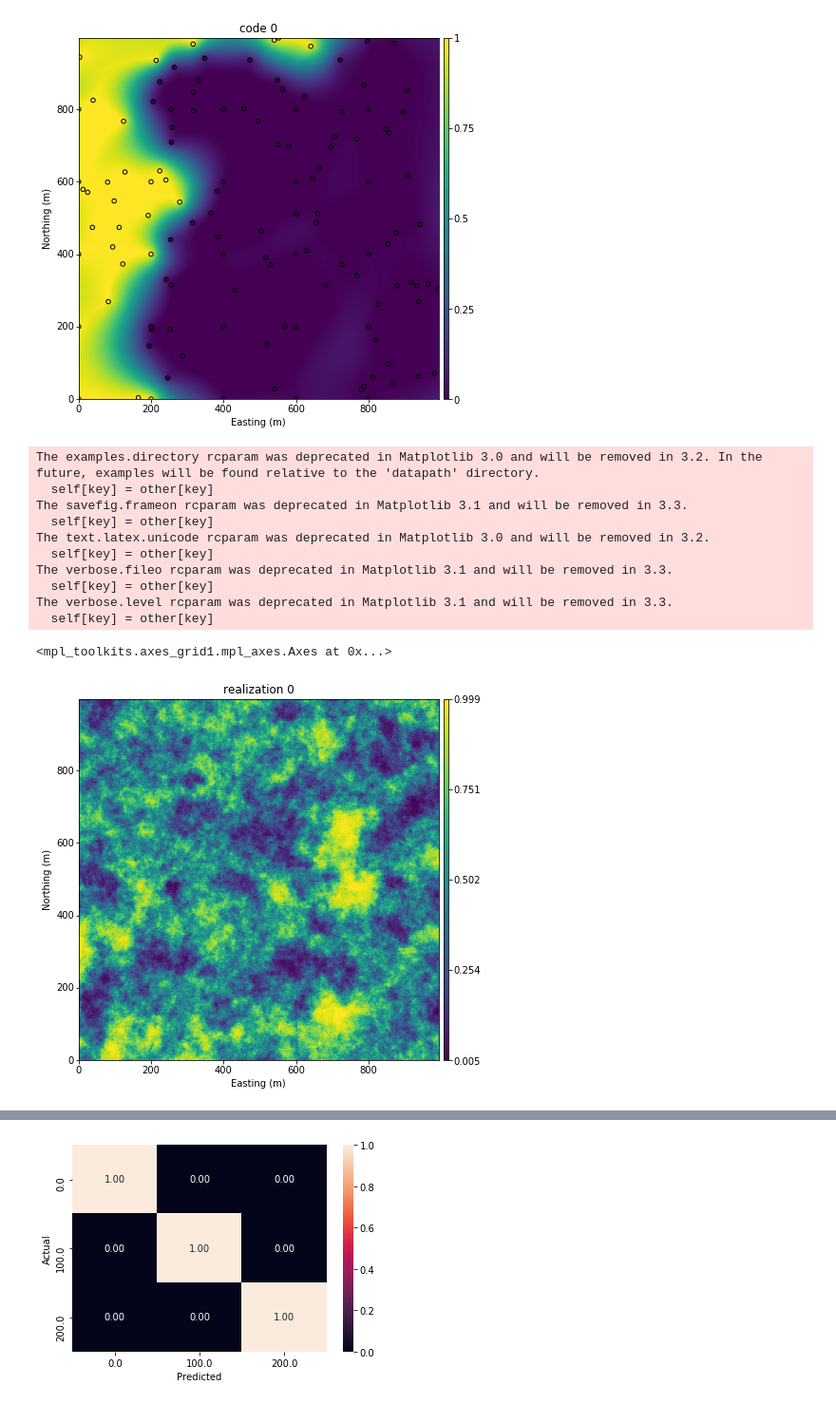
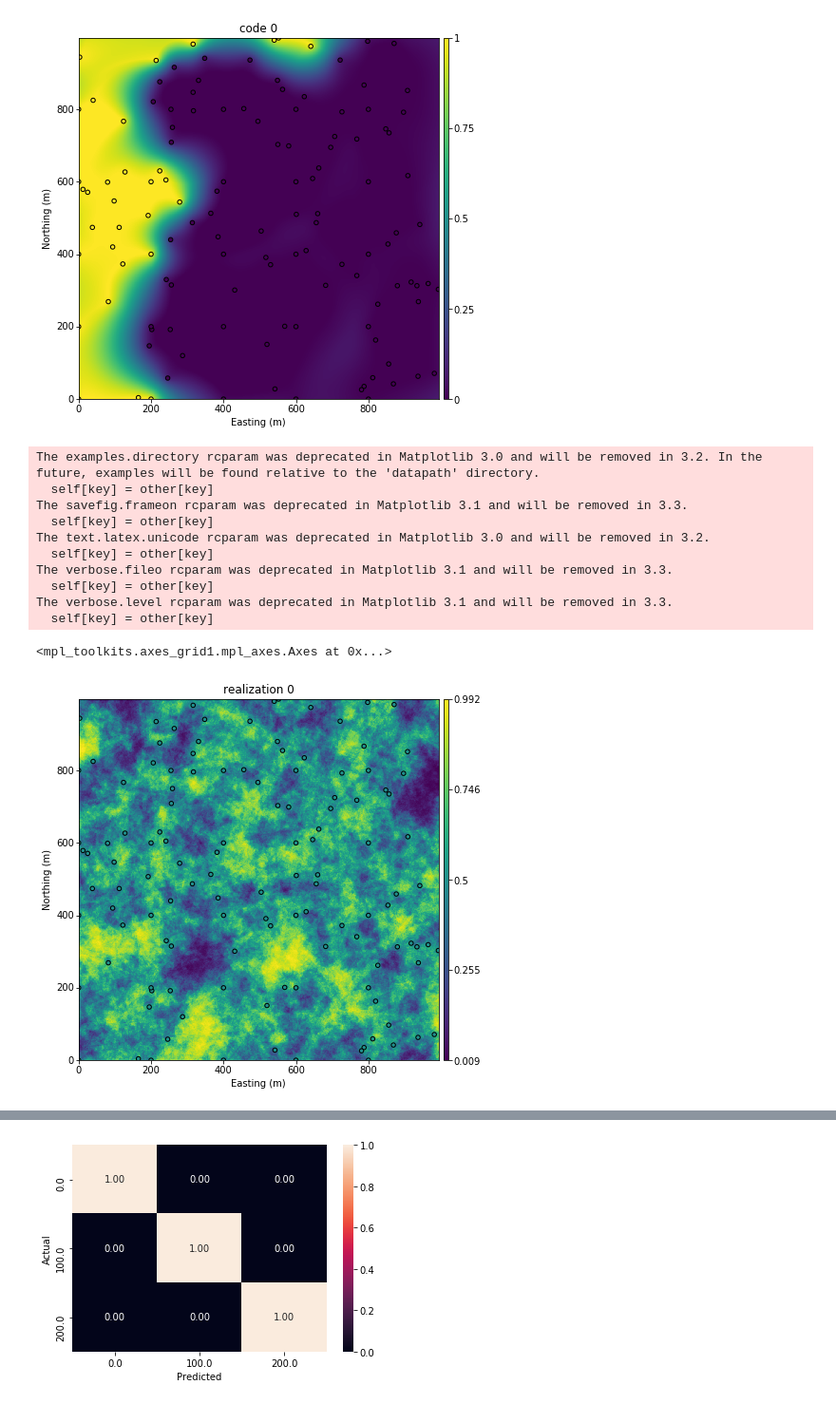
Before and after one commit to Sandy4321/p-fields_simulation, a Jupyter notebook: toy_example_conditional_spherical.ipynb, the cells around one changed output, grey strips where cells are left out. Shown at 95% size. Saved outputs shown, nothing was run; the diff lists cells and outputs as text; code cells hidden in the pictures.

```diff
--- a/toy_example_conditional_spherical.ipynb
+++ b/toy_example_conditional_spherical.ipynb
@@ -139,32 +139,34 @@ The verbose.level rcparam was deprecated in Matplotlib 3.1 and will be removed i
 [figure]
 [figure]
 [figure]
+# %%
+data['median'] = 0.5
 # %%
-var_range = 200
+var_range = 300
 bb = a2ggrid.bounding_box()
-anis = gas.data.AnisotropicTransformation(var_range, var_range, var_range, 0, 0, 0)
-nei = gas.data.KDTree(ps, 12, anis)
+anis = gas.data.AnisotropicTransformation(10*var_range, 10*var_range, 10*var_range, 0, 0, 0)
+nei = gas.data.KDTree(ps, 36, anis)
 sf = gas.data.SearchFilter.no_filter()
 values = np.zeros(ps.size())
 seed = 123257
 cov = [gas.compute.Covariance.spherical(1.0, var_range, var_range, var_range, 0., 0., 0.)]
-tbsim = gas.compute.Tbsim.multi_realization(seed, 10, a2ggrid, 2500, cov, ps, values)
+tbsim = gas.compute.Tbsim.multi_realization(seed, 10, a2ggrid, 3000, cov, nei, sf, ps, values)
 results = tbsim.simulate(a2ggrid, 10, 0)
 results = [norm.cdf(lst) for lst in results]
-gs.pixelplt(results[0], gsgrid, title='realization {}'.format(0), figsize = (7,7), pointdata=data, pointkws={'marker':'o', 's':20, 'edgecolors': 'k'})
+gs.pixelplt(results[0], gsgrid, title='realization {}'.format(0), figsize = (7,7), pointdata=data, pointvar='median', pointkws={'marker':'o', 's':20, 'edgecolors': 'k'})
 # %% [output]
 The examples.directory rcparam was deprecated in Matplotlib 3.0 and will be removed in 3.2. In the future, examples will be found relative to the 'datapath' directory.
   self[key] = other[key]
 The savefig.frameon rcparam was deprecated in Matplotlib 3.1 and will be removed in 3.3.
   self[key] = other[key]
 The text.latex.unicode rcparam was deprecated in Matplotlib 3.0 and will be removed in 3.2.
   self[key] = other[key]
 The verbose.fileo rcparam was deprecated in Matplotlib 3.1 and will be removed in 3.3.
   self[key] = other[key]
 The verbose.level rcparam was deprecated in Matplotlib 3.1 and will be removed in 3.3.
   self[key] = other[key]
 <mpl_toolkits.axes_grid1.mpl_axes.Axes at 0x...>
-[figure, old version]
+[figure, new version]
 # %%
 gs.histplt(results[0])
 # %% [output]
```
Also changed, not shown: parts of 6 cells of this notebook, 6 other files.
